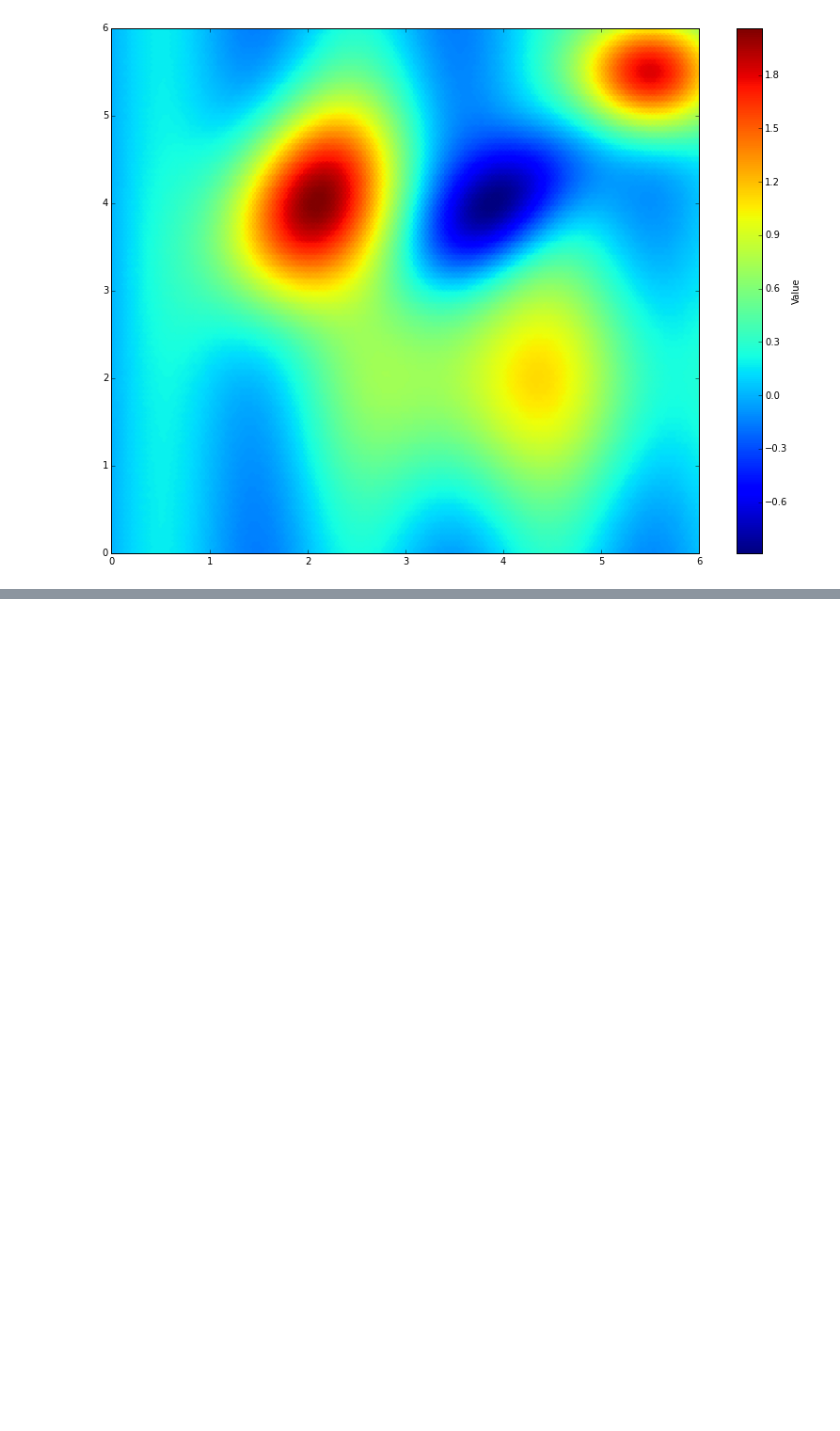
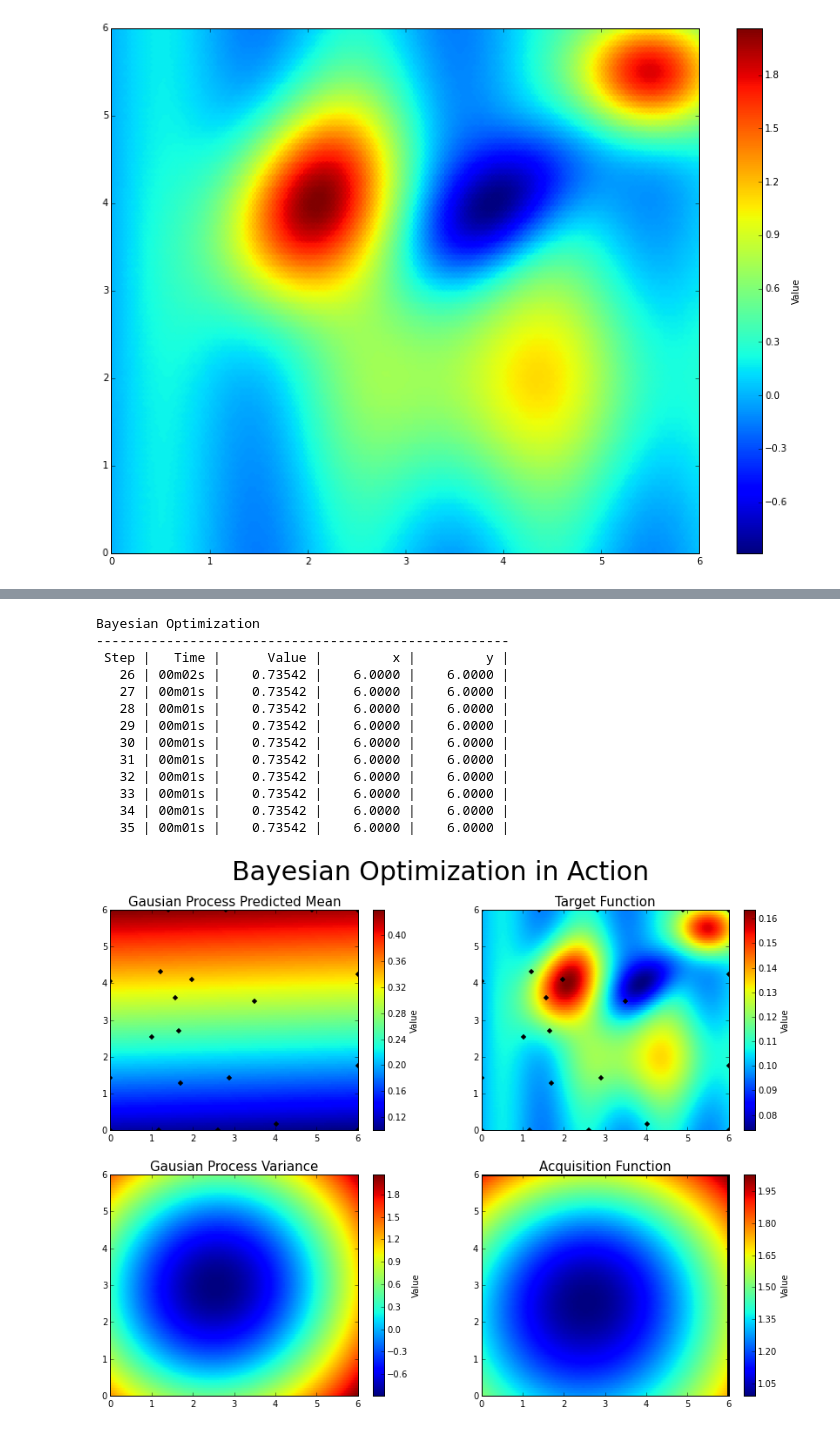
Before and after one commit to bayesian-optimization/BayesianOptimization, a Jupyter notebook: examples/2d_function.ipynb, the cells around one changed output, grey strips where cells are left out. Cells and saved outputs as stored; diff of their text form; code cells hidden in the pictures; blank space fills up the shorter version.

```diff
--- a/examples/2d_function.ipynb
+++ b/examples/2d_function.ipynb
@@ -93,0 +204,18 @@ ax[1][1].axis([x.min(), x.max(), y.min(), y.max()])
+# %%
+bo.maximize(init_points=0, n_iter=10, acq='ucb', kappa=10, **gp_params)
+plot_2d()
+# %% [output]
+Bayesian Optimization
+-----------------------------------------------------
+ Step |   Time |      Value |         x |         y |
+   26 | 00m02s |    0.73542 |    6.0000 |    6.0000 |
+   27 | 00m01s |    0.73542 |    6.0000 |    6.0000 |
+   28 | 00m01s |    0.73542 |    6.0000 |    6.0000 |
+   29 | 00m01s |    0.73542 |    6.0000 |    6.0000 |
+   30 | 00m01s |    0.73542 |    6.0000 |    6.0000 |
+   31 | 00m01s |    0.73542 |    6.0000 |    6.0000 |
+   32 | 00m01s |    0.73542 |    6.0000 |    6.0000 |
+   33 | 00m01s |    0.73542 |    6.0000 |    6.0000 |
+   34 | 00m01s |    0.73542 |    6.0000 |    6.0000 |
+   35 | 00m01s |    0.73542 |    6.0000 |    6.0000 |
+[figure, added]
```
Also changed, not shown: parts of 11 cells of this notebook, 4 other files.
